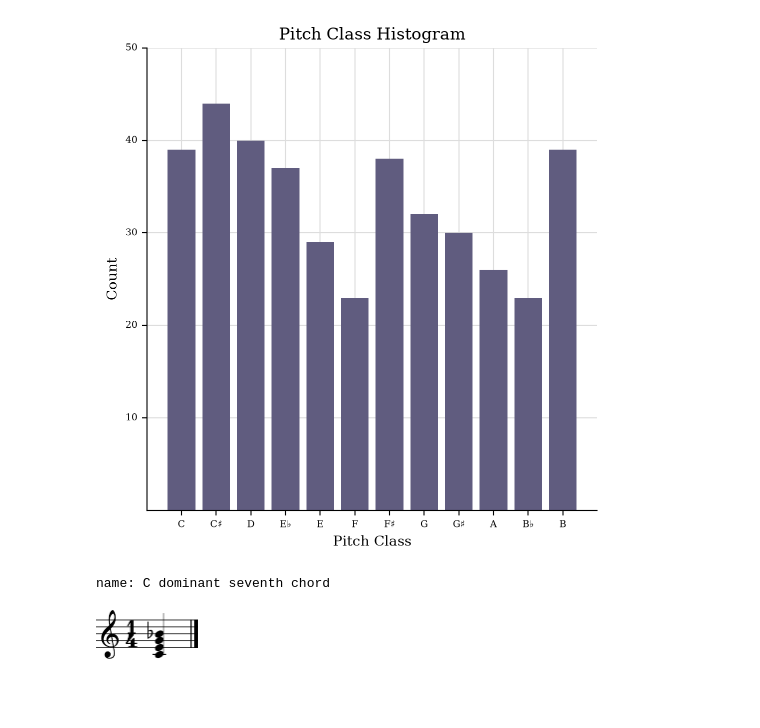
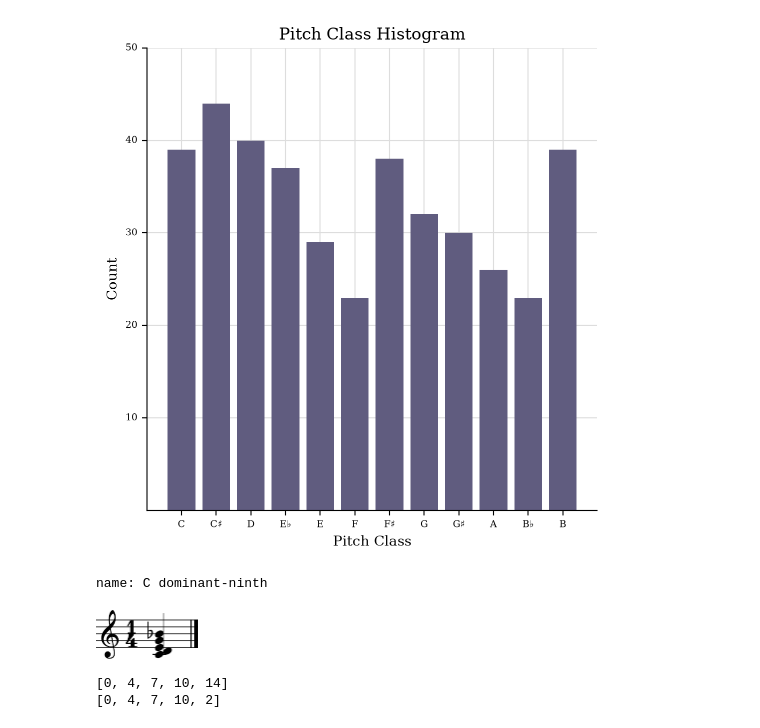
Before and after one commit to dwbzen/pymusic, a Jupyter notebook: music21_testScore.ipynb, the cells around one changed output. Cells and saved outputs as stored; diff of their text form; code cells hidden in the pictures; blank space fills up the shorter version.

```diff
--- a/music21_testScore.ipynb
+++ b/music21_testScore.ipynb
@@ -263,10 +335,10 @@ score.append(part1)
 score.append(part2)
 score.show("musicxml")
 # %%
-aChord = chord.Chord(["C", "E", "G", "B-"])
-print(f"name: {aChord.notes[0].name} {aChord.commonName}")
-aChord.show()
+c9 = chord.Chord(["C", "E", "G", "B-", "D"])
+print(f"name: {c9.notes[0].name} {c9.commonName}")
+c9.show()
 # %% [output]
-name: C dominant seventh chord
+name: C dominant-ninth
-[figure, old version]
+[figure, new version]
 # %%
@@ -295,0 +371,9 @@ showChord(aChord, format_="musicxml")
+# %%
+c9_formula = [0]+[4,3,3,4]
+st = list(accumulate(c9_formula, operator.add))
+print(st)
+sd = [x%12 for x in st]
+print(sd)
+# %% [output]
+[0, 4, 7, 10, 14]
+[0, 4, 7, 10, 2]
```
Also changed, not shown: parts of 21 cells of this notebook, 25 other files.
